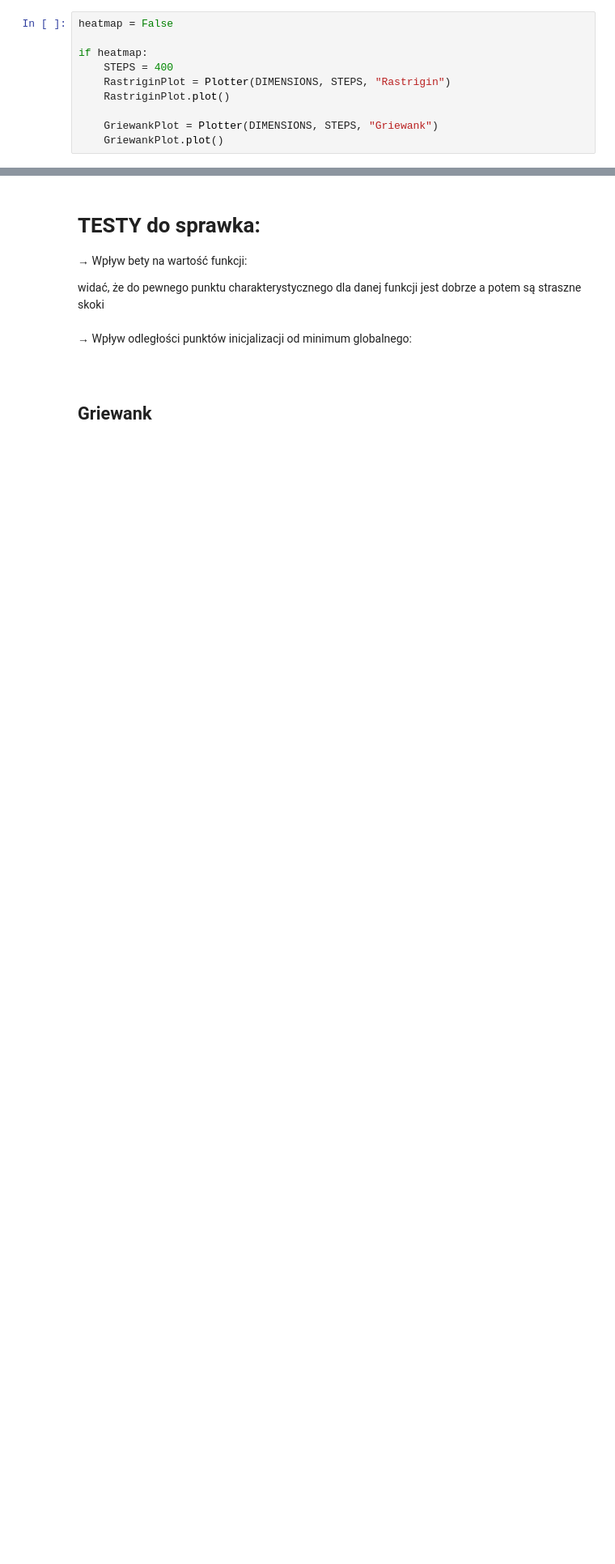
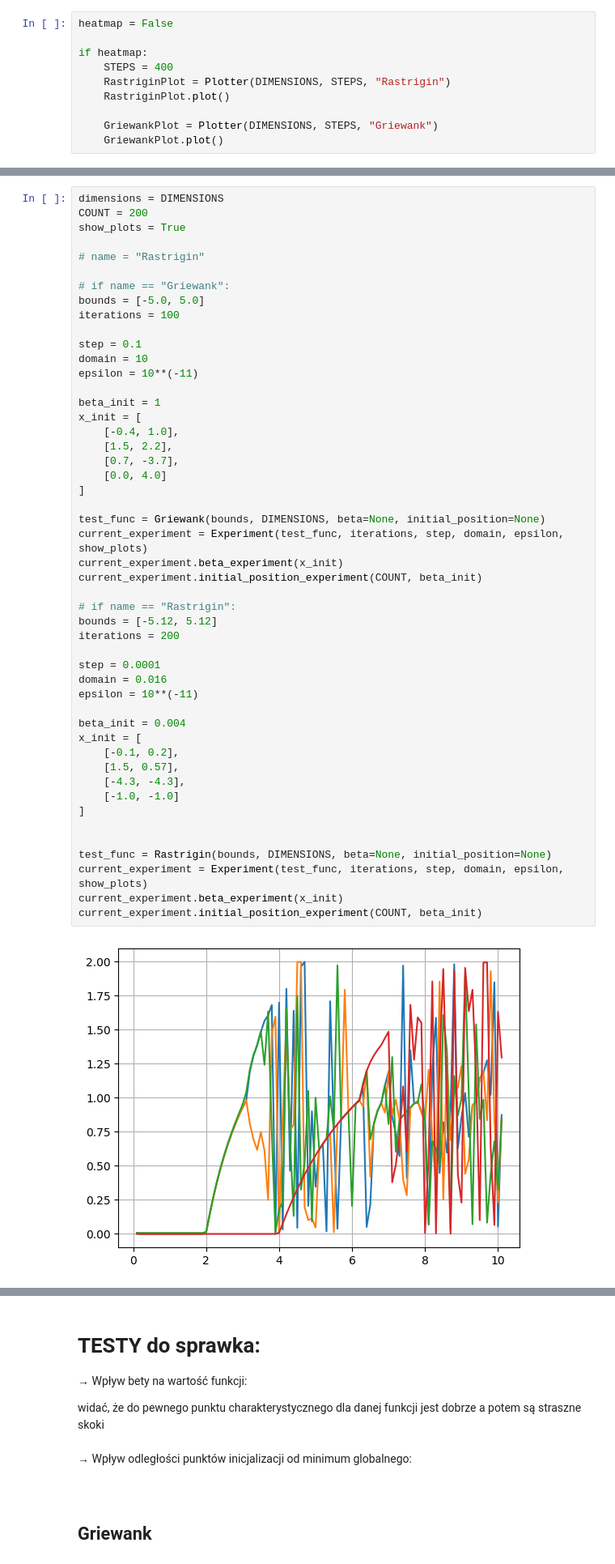
Before and after one commit to mwewior/introduction-to-ai, a Jupyter notebook: lab1/gradient.ipynb, the cells around one changed output, grey strips where cells are left out. Shown at 81% size. Saved outputs shown, nothing was run; the diff lists cells and outputs as text; blank space fills up the shorter version.

```diff
--- a/lab1/gradient.ipynb
+++ b/lab1/gradient.ipynb
@@ -305,0 +408,51 @@ class Experiments:
+# %%
+dimensions = DIMENSIONS
+COUNT = 200
+show_plots = True
+
+# name = "Rastrigin"
+
+# if name == "Griewank":
+bounds = [-5.0, 5.0]
+iterations = 100
+
+step = 0.1
+domain = 10
+epsilon = 10**(-11)
+
+beta_init = 1
+x_init = [
+    [-0.4, 1.0],
+    [1.5, 2.2],
+    [0.7, -3.7],
+    [0.0, 4.0]
+]
+
+test_func = Griewank(bounds, DIMENSIONS, beta=None, initial_position=None)
+current_experiment = Experiment(test_func, iterations, step, domain, epsilon, show_plots)
+current_experiment.beta_experiment(x_init)
+current_experiment.initial_position_experiment(COUNT, beta_init)
+
+# if name == "Rastrigin":
+bounds = [-5.12, 5.12]
+iterations = 200
+
+step = 0.0001
+domain = 0.016
+epsilon = 10**(-11)
+
+beta_init = 0.004
+x_init = [
+    [-0.1, 0.2],
+    [1.5, 0.57],
+    [-4.3, -4.3],
+    [-1.0, -1.0]
+]
+
+
+test_func = Rastrigin(bounds, DIMENSIONS, beta=None, initial_position=None)
+current_experiment = Experiment(test_func, iterations, step, domain, epsilon, show_plots)
+current_experiment.beta_experiment(x_init)
+current_experiment.initial_position_experiment(COUNT, beta_init)
+# %% [output]
+[figure, added]
```
Also changed, not shown: parts of 12 cells of this notebook.
